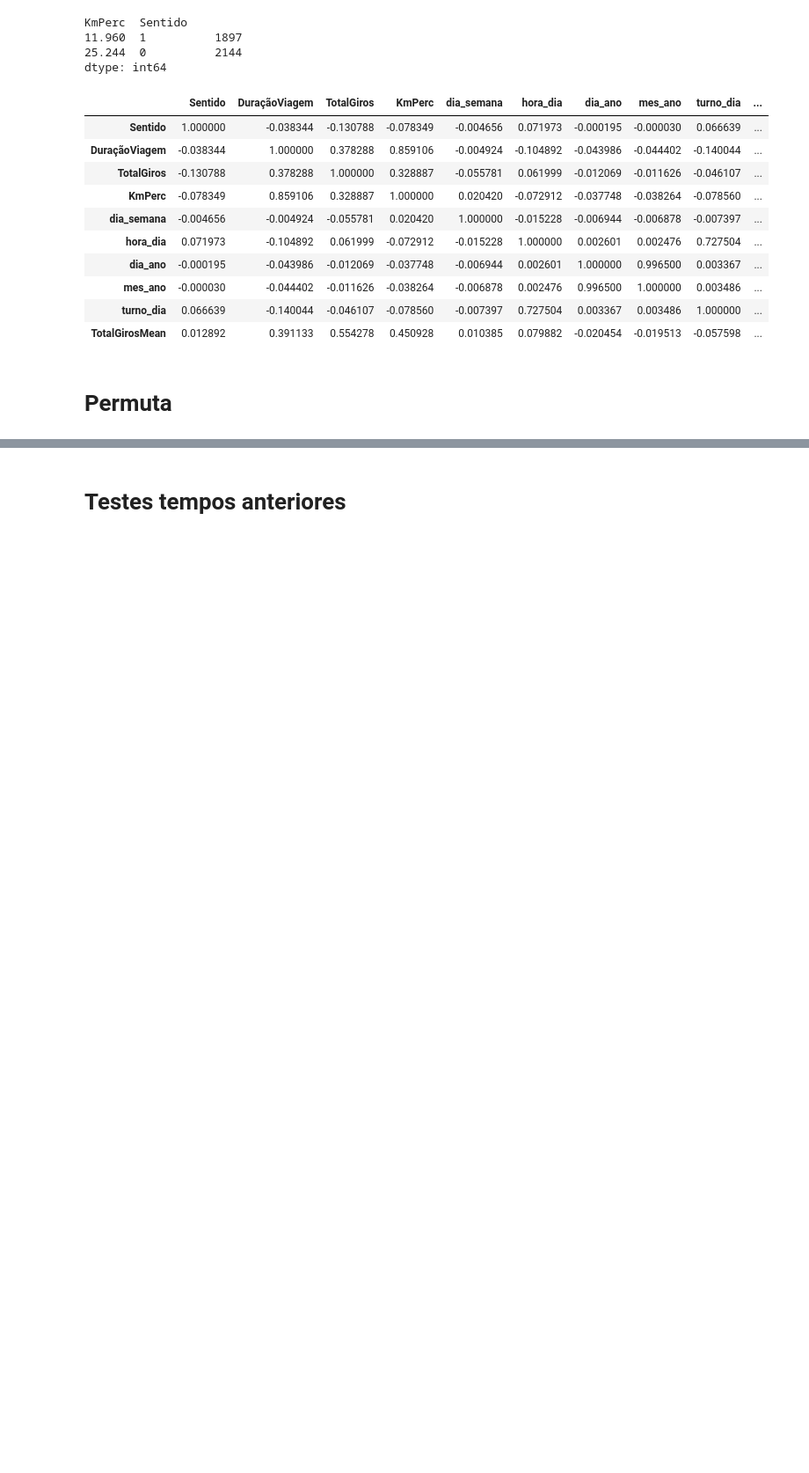
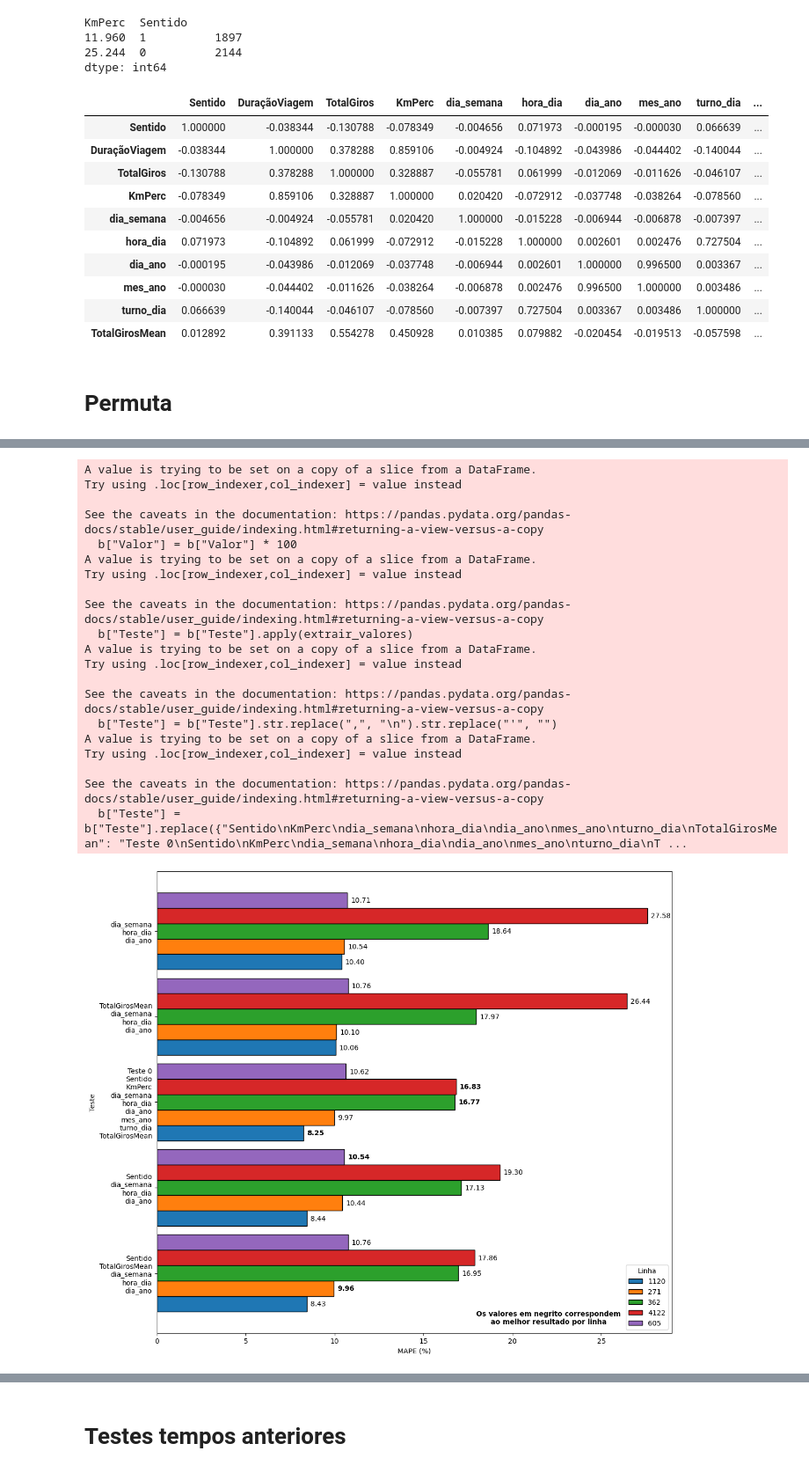
Before and after one commit to LeonardoVillamarin/TCC-Previsor_viagens_onibus, a Jupyter notebook: TCC2/Analise.ipynb, the cells around one changed output, grey strips where cells are left out. Shown at 88% size. Saved outputs shown, nothing was run; the diff lists cells and outputs as text; code cells hidden in the pictures; blank space fills up the shorter version.

Commit message:
Plot de resultados

```diff
--- a/TCC2/Analise.ipynb
+++ b/TCC2/Analise.ipynb
@@ -1335,0 +1377,59 @@ a.loc[a['Métrica'] == 'RMSE'].sort_values(by='Valor')
+# %%
+import re
+
+def extrair_valores(text):
+    match = re.search(r"\[([^]]+)\]", text)
+    if match:
+        return match.group(1)
+    return ''
+
+b = a[(a["Métrica"] == "MAPE") & (a["Modelo"] == "Random Forest") & (a["Rota"] != "235")]
+b["Valor"] = b["Valor"] * 100
+b["Teste"] = b["Teste"].apply(extrair_valores)
+b["Teste"] = b["Teste"].str.replace(",", "\n").str.replace("'", "")
+b["Teste"] = b["Teste"].replace({"Sentido\nKmPerc\ndia_semana\nhora_dia\ndia_ano\nmes_ano\nturno_dia\nTotalGirosMean": "Teste 0\nSentido\nKmPerc\ndia_semana\nhora_dia\ndia_ano\nmes_ano\nturno_dia\nTotalGirosMean"})
+
+df_pivot = b.pivot(index='Teste', columns='Rota', values='Valor')
+
+plt.rcParams["figure.autolayout"] = True
+
+ax = df_pivot.plot(kind='barh', width = 0.9, figsize=[12, 10], edgecolor="black")
+
+min_linha = b.groupby("Rota").agg({"Valor": "min"})["Valor"].unique()
+
+for p in ax.patches:
+    value = p.get_width()
+    value_f = "{:.2f}".format(value)
+    if value in min_linha:
+        ax.annotate(value_f, (p.get_width(), p.get_y() + p.get_height() / 2.), ha='left', va='center', xytext=(5, 0), textcoords='offset points', fontweight='bold')
+    else:
+        ax.annotate(value_f, (p.get_width(), p.get_y() + p.get_height() / 2.), ha='left', va='center', xytext=(5, 0), textcoords='offset points')
+
+plt.xlabel("MAPE (%)")
+
+ax.legend(title="Linha")
+ax.text(0.62, 0.02, "Os valores em negrito correspondem\n      ao melhor resultado por linha", transform=ax.transAxes, fontsize=10, color="black", fontweight="bold")
+
+plt.savefig("Results/resultados_permutacao_rf.svg")
+# %% [output]
+A value is trying to be set on a copy of a slice from a DataFrame.
+Try using .loc[row_indexer,col_indexer] = value instead
+
+See the caveats in the documentation: https://pandas.pydata.org/pandas-docs/stable/user_guide/indexing.html#returning-a-view-versus-a-copy
+  b["Valor"] = b["Valor"] * 100
+A value is trying to be set on a copy of a slice from a DataFrame.
+Try using .loc[row_indexer,col_indexer] = value instead
+
+See the caveats in the documentation: https://pandas.pydata.org/pandas-docs/stable/user_guide/indexing.html#returning-a-view-versus-a-copy
+  b["Teste"] = b["Teste"].apply(extrair_valores)
+A value is trying to be set on a copy of a slice from a DataFrame.
+Try using .loc[row_indexer,col_indexer] = value instead
+
+See the caveats in the documentation: https://pandas.pydata.org/pandas-docs/stable/user_guide/indexing.html#returning-a-view-versus-a-copy
+  b["Teste"] = b["Teste"].str.replace(",", "\n").str.replace("'", "")
+A value is trying to be set on a copy of a slice from a DataFrame.
+Try using .loc[row_indexer,col_indexer] = value instead
+
+See the caveats in the documentation: https://pandas.pydata.org/pandas-docs/stable/user_guide/indexing.html#returning-a-view-versus-a-copy
+  b["Teste"] = b["Teste"].replace({"Sentido\nKmPerc\ndia_semana\nhora_dia\ndia_ano\nmes_ano\nturno_dia\nTotalGirosMean": "Teste 0\nSentido\nKmPerc\ndia_semana\nhora_dia\ndia_ano\nmes_ano\nturno_dia\nT ...
+[figure, added]
```
Also changed, not shown: parts of 30 cells of this notebook, 15 other files.
